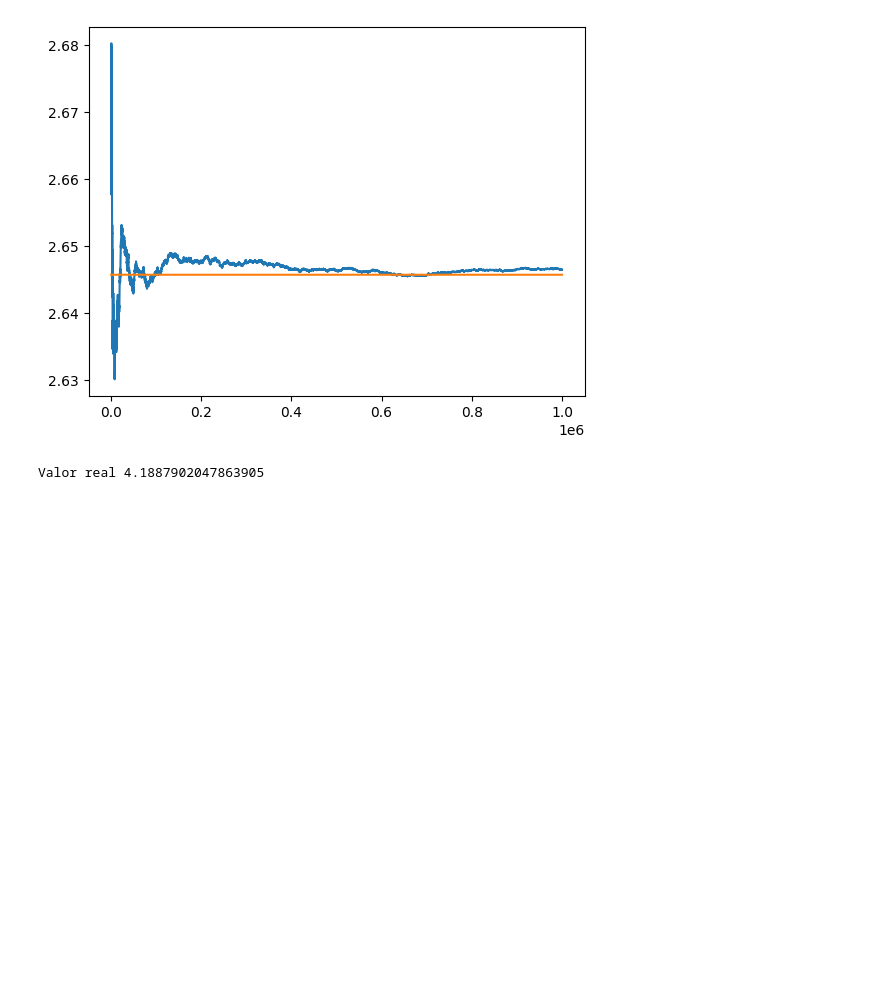
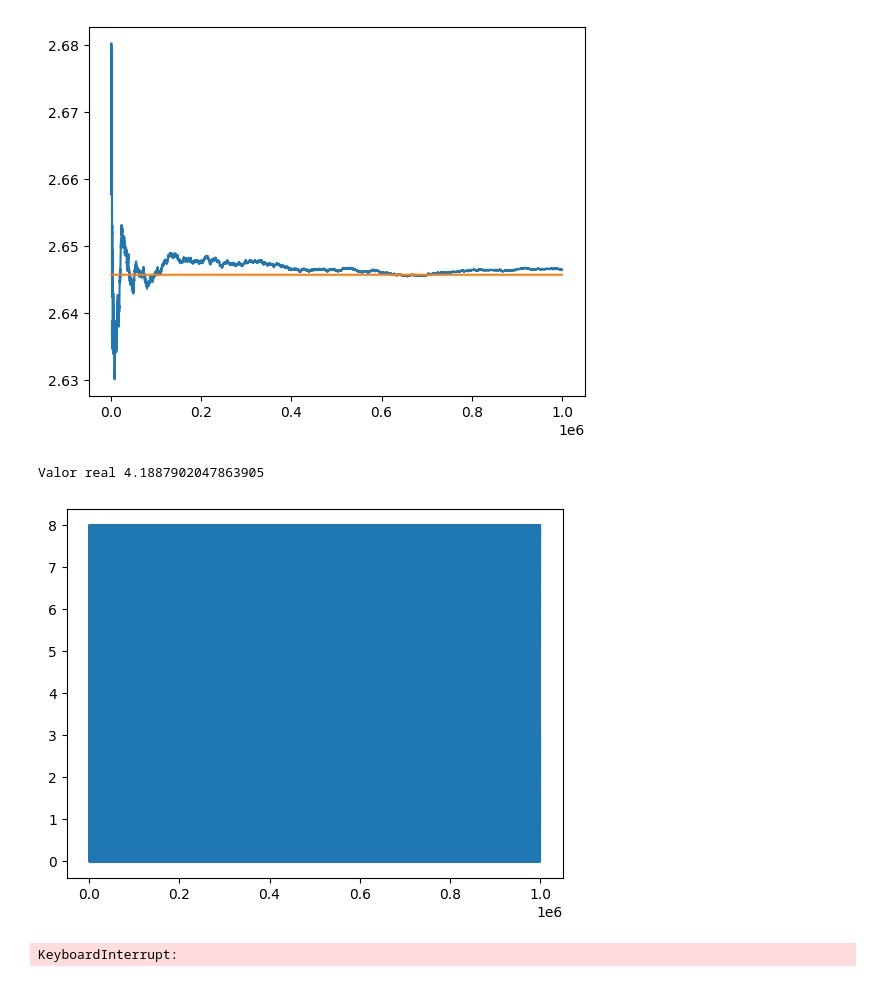
Before and after one commit to Jair-RM/Simulacion-I-Figols, a Jupyter notebook: Guia_Primer_Parcial.ipynb, the cells around one changed output. Cells and saved outputs as stored; diff of their text form; code cells hidden in the pictures; blank space fills up the shorter version.

```diff
--- a/Guia_Primer_Parcial.ipynb
+++ b/Guia_Primer_Parcial.ipynb
@@ -58,16 +67,60 @@ Valor real 4.1887902047863905
 # %%
 # 4. Sea X una variable aleatoria con la siguiente funcion de densiad de probabilidad:
 #    X        0     3      7      8
 #  ----------------------------------
 #  P(X=x)   0.1    0.2    0.3    0.4
 #  a) Simule 1,000,000 de valores para X y verifique que aproximadamente dichos valores siguen la funcion de densidad de probabilidad.
 #  b) Etime por simulacion el valor esperado de X^2 , calcule analiticamente y compare los resultados.
+
+def f():
+  u=random()
+  if u<=0.1:
+    x=0
+  if u<=0.3 and u>0.1:
+    x=3
+  if u<=0.6 and u>0.3:
+    x=7
+  if u<=1 and u>0.6:
+    x=8
+  return x
+
+N=1000000
+l=[]
+
+for i in range(N):
+  l.append(f())
+
+plt.plot(l)
+plt.show()
+# %% [output]
+[figure, added]
 # %%
 # 5. X tiene la siguiente  funcion de densidad de probabilidad:
 #             1
 #    fx(x)= ----      i=1, 2, 3, ...
 #            3^i
 # Estime por simulacion P(X > 5)
+
+def f():
+  f=1/(3**i)
+  return f
+
+i=1
+N=1000000
+l=[]
+num=0
+
+for m in range(N):
+  l.append(f())
+  i+=1
+
+for j in l:
+  if j>5:
+    num+=1
+
+p= num/len(l)
+# %% [output]
+KeyboardInterrupt:
 # %%
 # 6. X tiene la siguiente funcion de probabilidad:
 #                1
```
Also changed, not shown: parts of 2 cells of this notebook.
